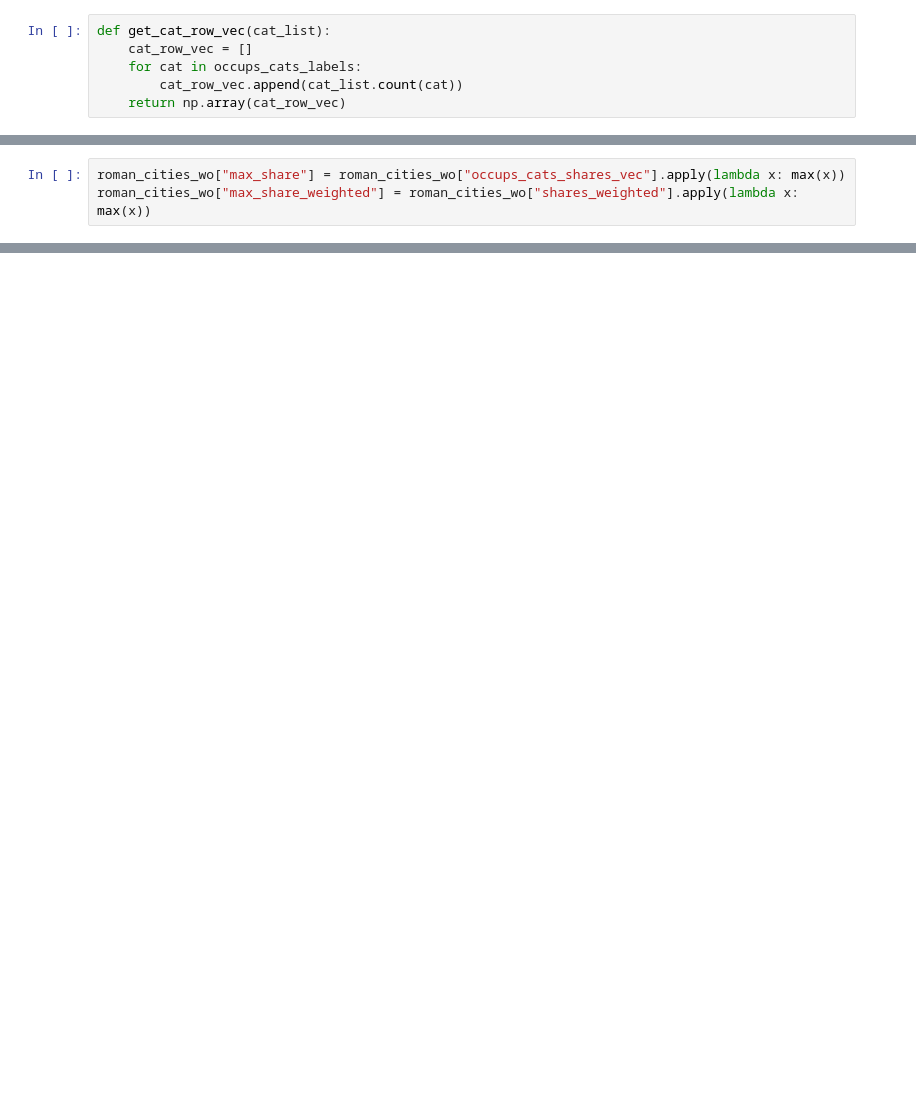
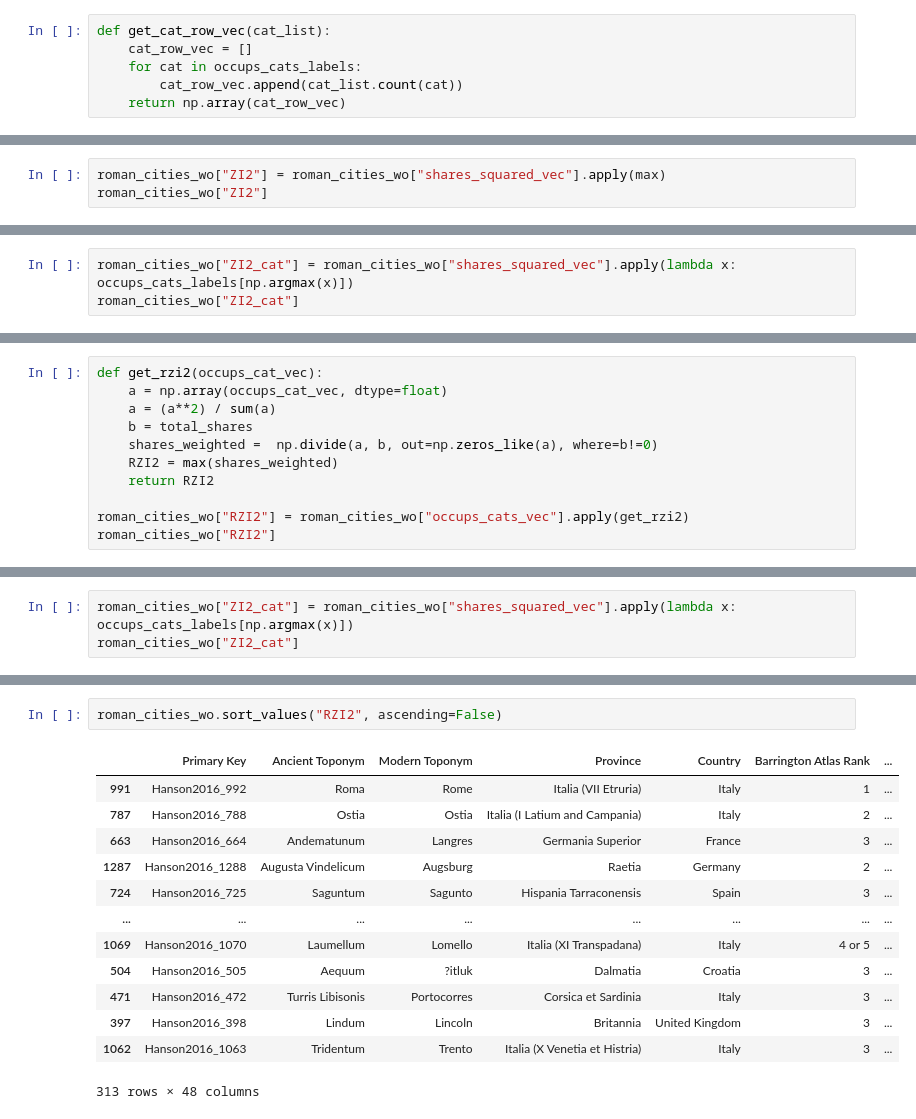
Before and after one commit to sdam-au/social_diversity, a Jupyter notebook: scripts/DIVERSITYvsSPECIALIZATION.ipynb, the cells around one changed output, grey strips where cells are left out. Cells and saved outputs as stored; diff of their text form; blank space fills up the shorter version.

```diff
--- a/scripts/DIVERSITYvsSPECIALIZATION.ipynb
+++ b/scripts/DIVERSITYvsSPECIALIZATION.ipynb
@@ -506,0 +616,3 @@ Name: shares_weighted, Length: 313, dtype: object
+# %%
+roman_cities_wo["ZI2"] = roman_cities_wo["shares_squared_vec"].apply(max)
+roman_cities_wo["ZI2"]
@@ -507,3 +632,3 @@ Name: shares_weighted, Length: 313, dtype: object
 # %%
-roman_cities_wo["max_share"] = roman_cities_wo["occups_cats_shares_vec"].apply(lambda x: max(x))
-roman_cities_wo["max_share_weighted"] = roman_cities_wo["shares_weighted"].apply(lambda x: max(x))
+roman_cities_wo["ZI2_cat"] = roman_cities_wo["shares_squared_vec"].apply(lambda x: occups_cats_labels[np.argmax(x)])
+roman_cities_wo["ZI2_cat"]
@@ -509,0 +648,11 @@ roman_cities_wo["max_share_weighted"] = roman_cities_wo["shares_weighted"].apply
+# %%
+def get_rzi2(occups_cat_vec):
+    a = np.array(occups_cat_vec, dtype=float)
+    a = (a**2) / sum(a)
+    b = total_shares
+    shares_weighted =  np.divide(a, b, out=np.zeros_like(a), where=b!=0)
+    RZI2 = max(shares_weighted)
+    return RZI2
+
+roman_cities_wo["RZI2"] = roman_cities_wo["occups_cats_vec"].apply(get_rzi2)
+roman_cities_wo["RZI2"]
@@ -509,0 +672,3 @@ roman_cities_wo["max_share_weighted"] = roman_cities_wo["shares_weighted"].apply
+# %%
+roman_cities_wo["ZI2_cat"] = roman_cities_wo["shares_squared_vec"].apply(lambda x: occups_cats_labels[np.argmax(x)])
+roman_cities_wo["ZI2_cat"]
@@ -510 +688,17 @@ roman_cities_wo["max_share_weighted"] = roman_cities_wo["shares_weighted"].apply
+# %%
+roman_cities_wo.sort_values("RZI2", ascending=False)
+# %% [output]
+|  | Primary Key | Ancient Toponym | Modern Toponym | Province | Country | Barrington Atlas Rank | ... |
+| 991 | Hanson2016_992 | Roma | Rome | Italia (VII Etruria) | Italy | 1 | ... |
+| 787 | Hanson2016_788 | Ostia | Ostia | Italia (I Latium and Campania) | Italy | 2 | ... |
+| 663 | Hanson2016_664 | Andematunum | Langres | Germania Superior | France | 3 | ... |
+| 1287 | Hanson2016_1288 | Augusta Vindelicum | Augsburg | Raetia | Germany | 2 | ... |
+| 724 | Hanson2016_725 | Saguntum | Sagunto | Hispania Tarraconensis | Spain | 3 | ... |
+| ... | ... | ... | ... | ... | ... | ... | ... |
+| 1069 | Hanson2016_1070 | Laumellum | Lomello | Italia (XI Transpadana) | Italy | 4 or 5 | ... |
+| 504 | Hanson2016_505 | Aequum | ?itluk | Dalmatia | Croatia | 3 | ... |
+| 471 | Hanson2016_472 | Turris Libisonis | Portocorres | Corsica et Sardinia | Italy | 3 | ... |
+| 397 | Hanson2016_398 | Lindum | Lincoln | Britannia | United Kingdom | 3 | ... |
+| 1062 | Hanson2016_1063 | Tridentum | Trento | Italia (X Venetia et Histria) | Italy | 3 | ... |
+313 rows × 48 columns
 # %%
```
Also changed, not shown: parts of 38 cells of this notebook, 1 other file.
